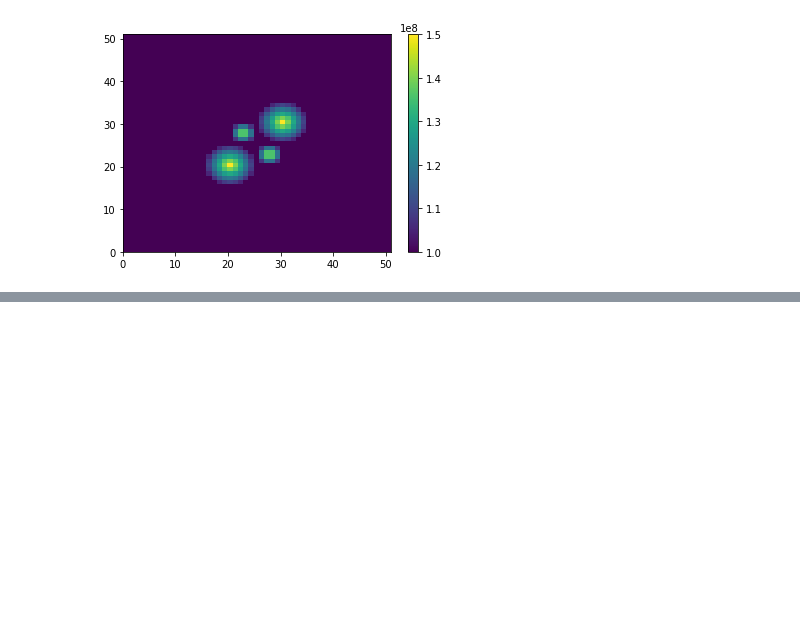
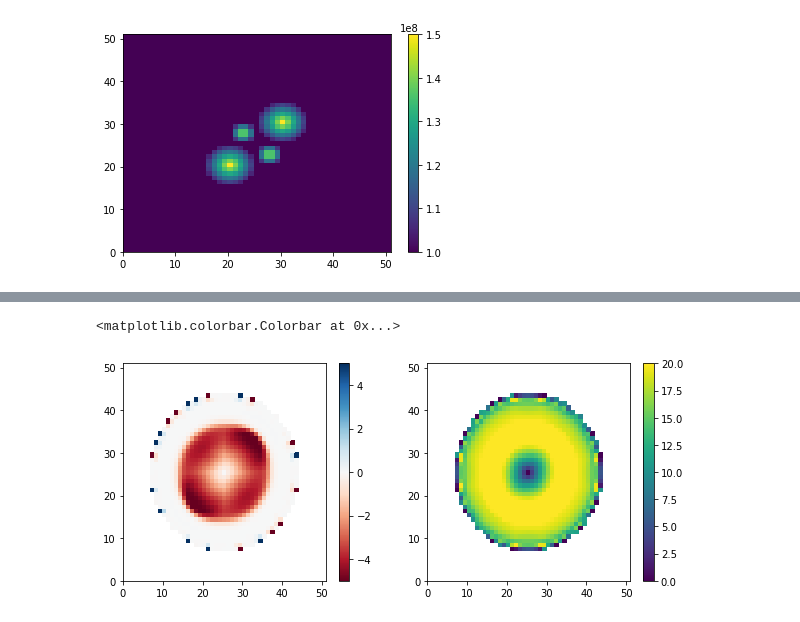
Before and after one commit to hahohe1892/thick_inv, a Jupyter notebook: icecap.ipynb, the cells around one changed output, grey strips where cells are left out. Saved outputs shown, nothing was run; the diff lists cells and outputs as text; code cells hidden in the pictures; blank space fills up the shorter version.

```diff
--- a/icecap.ipynb
+++ b/icecap.ipynb
@@ -521,3 +483,12 @@ Text(0, 0.5, 'elevation (m)')
+# %%
+fig, ax = plt.subplots(1,2, figsize=(10,4))
+field = ax[0].pcolor(vel_ref-vel_rec, vmin = -5, vmax = 5, cmap='RdBu')
+field1 = ax[1].pcolor(vel_rec, vmin = 0, vmax = 20)
+fig.colorbar(field, ax = ax[0])
+fig.colorbar(field1, ax = ax[1])
+# %% [output]
+<matplotlib.colorbar.Colorbar at 0x...>
+[figure, added]
 # %%
 from IPython.display import display, clear_output
 fig, axes = plt.subplots(1,2,figsize=(8,4))
```
Also changed, not shown: parts of 23 cells of this notebook.
